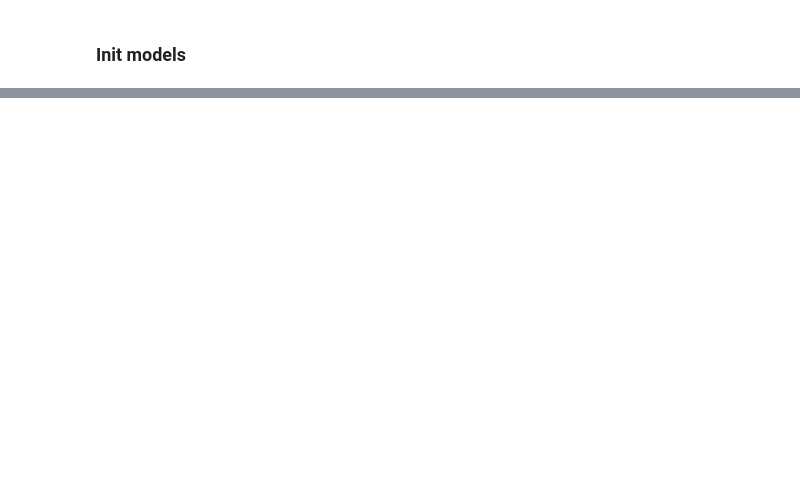
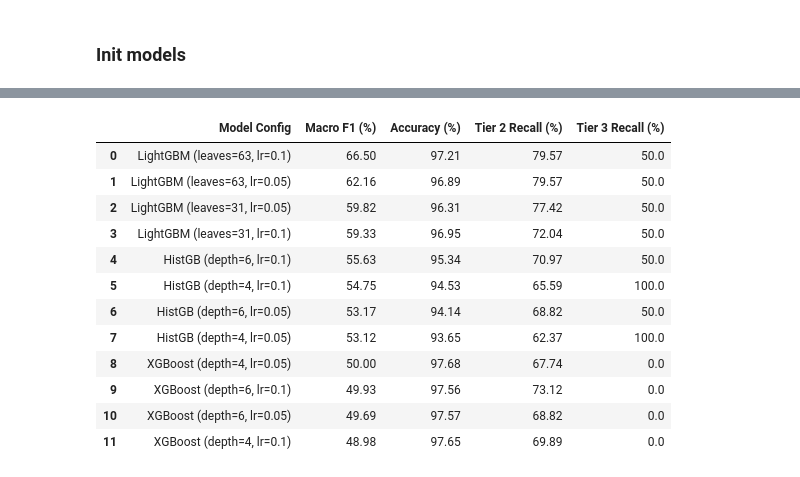
Before and after one commit to Prajwalchyy/Nepal-Terai-Extreme-Heatwave-Early-Warning-System-DS, a Jupyter notebook: notebooks/04_ML_model_deployment.ipynb, the cells around one changed output, grey strips where cells are left out. Saved outputs shown, nothing was run; the diff lists cells and outputs as text; code cells hidden in the pictures; blank space fills up the shorter version.

```diff
--- a/notebooks/04_ML_model_deployment.ipynb
+++ b/notebooks/04_ML_model_deployment.ipynb
@@ -588,0 +465,95 @@ Training XGBoost Regressor... Done (1.7s) | MAE: 1.07°C | RMSE: 1.45°C | R²:
+# %%
+# Step 14B: Hyperparameter Tuning — Target 2 Top-3 Models (Focused Grid)
+
+from xgboost import XGBClassifier
+from sklearn.ensemble import HistGradientBoostingClassifier
+from lightgbm import LGBMClassifier
+from sklearn.metrics import f1_score, accuracy_score, recall_score
+import pandas as pd
+
+t2_configs = {}
+
+# -----------------------------
+# 1. LightGBM (Top Performer: leaves in [31, 63], lr in [0.05, 0.10])
+# -----------------------------
+for leaves in [31, 63]:
+    for lr in [0.05, 0.10]:
+        name = f"LightGBM (leaves={leaves}, lr={lr})"
+        t2_configs[name] = LGBMClassifier(
+            num_leaves=leaves,
+            learning_rate=lr,
+            n_estimators=200,
+            class_weight="balanced",
+            random_state=42,
+            verbosity=-1,
+            n_jobs=-1
+        )
+
+# -----------------------------
+# 2. HistGradientBoosting (depth in [4, 6], lr in [0.05, 0.10])
+# -----------------------------
+for depth in [4, 6]:
+    for lr in [0.05, 0.10]:
+        name = f"HistGB (depth={depth}, lr={lr})"
+        t2_configs[name] = HistGradientBoostingClassifier(
+            max_iter=200,
+            max_depth=depth,
+            learning_rate=lr,
+            class_weight="balanced",
+            random_state=42
+        )
+
+# -----------------------------
+# 3. XGBoost (depth in [4, 6], lr in [0.05, 0.10])
+# -----------------------------
+for depth in [4, 6]:
+    for lr in [0.05, 0.10]:
+        name = f"XGBoost (depth={depth}, lr={lr})"
+        t2_configs[name] = XGBClassifier(
+            max_depth=depth,
+            learning_rate=lr,
+            n_estimators=200,
+            random_state=42,
+            eval_metric="mlogloss",
+            n_jobs=-1
+        )
+
+# -----------------------------
+# Evaluate Focused Configurations
+# -----------------------------
+t2_tune_results = []
+
+for name, model in t2_configs.items():
+    model.fit(X_train_scaled, y_train_sev)
+    preds = model.predict(X_val_scaled)
+    recalls = recall_score(y_val_sev, preds, average=None, zero_division=0)
+
+    t2_tune_results.append({
+        "Model Config": name,
+        "Macro F1 (%)": round(f1_score(y_val_sev, preds, average="macro", zero_division=0) * 100, 2),
+        "Accuracy (%)": round(accuracy_score(y_val_sev, preds) * 100, 2),
+        "Tier 2 Recall (%)": round((recalls[2] if len(recalls) > 2 else 0) * 100, 2),
+        "Tier 3 Recall (%)": round((recalls[3] if len(recalls) > 3 else 0) * 100, 2)
+    })
+
+df_t2_tuned = (
+    pd.DataFrame(t2_tune_results)
+    .sort_values(by=["Macro F1 (%)", "Tier 3 Recall (%)"], ascending=[False, False])
+    .reset_index(drop=True)
+)
+
+display(df_t2_tuned)
+# %% [output]
+|  | Model Config | Macro F1 (%) | Accuracy (%) | Tier 2 Recall (%) | Tier 3 Recall (%) |
+| 0 | LightGBM (leaves=63, lr=0.1) | 66.50 | 97.21 | 79.57 | 50.0 |
+| 1 | LightGBM (leaves=63, lr=0.05) | 62.16 | 96.89 | 79.57 | 50.0 |
+| 2 | LightGBM (leaves=31, lr=0.05) | 59.82 | 96.31 | 77.42 | 50.0 |
+| 3 | LightGBM (leaves=31, lr=0.1) | 59.33 | 96.95 | 72.04 | 50.0 |
+| 4 | HistGB (depth=6, lr=0.1) | 55.63 | 95.34 | 70.97 | 50.0 |
+| 5 | HistGB (depth=4, lr=0.1) | 54.75 | 94.53 | 65.59 | 100.0 |
+| 6 | HistGB (depth=6, lr=0.05) | 53.17 | 94.14 | 68.82 | 50.0 |
+| 7 | HistGB (depth=4, lr=0.05) | 53.12 | 93.65 | 62.37 | 100.0 |
+| 8 | XGBoost (depth=4, lr=0.05) | 50.00 | 97.68 | 67.74 | 0.0 |
+| 9 | XGBoost (depth=6, lr=0.1) | 49.93 | 97.56 | 73.12 | 0.0 |
+| 10 | XGBoost (depth=6, lr=0.05) | 49.69 | 97.57 | 68.82 | 0.0 |
+| 11 | XGBoost (depth=4, lr=0.1) | 48.98 | 97.65 | 69.89 | 0.0 |
```
Also changed, not shown: parts of 31 cells of this notebook, 8 other files.
